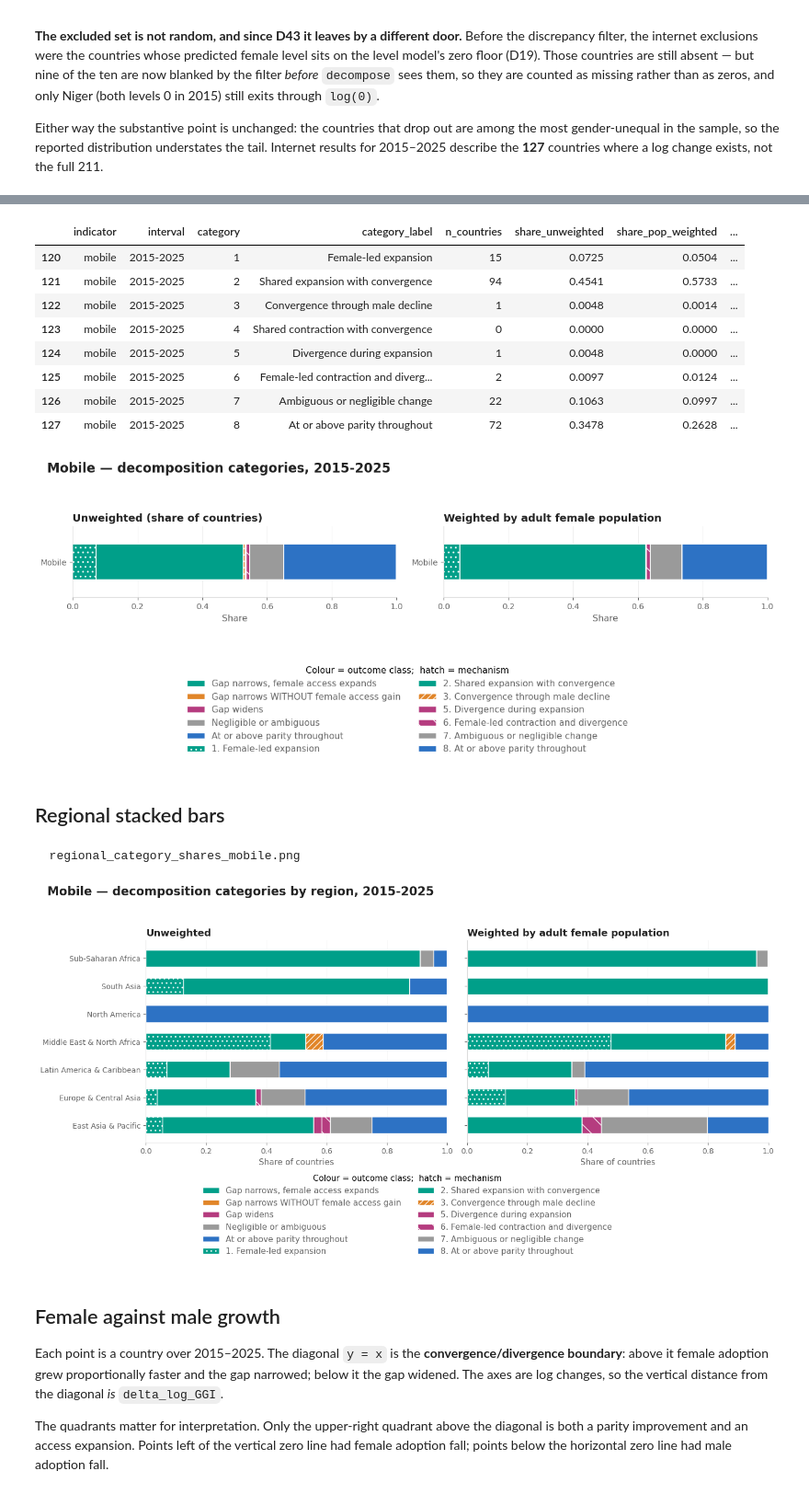
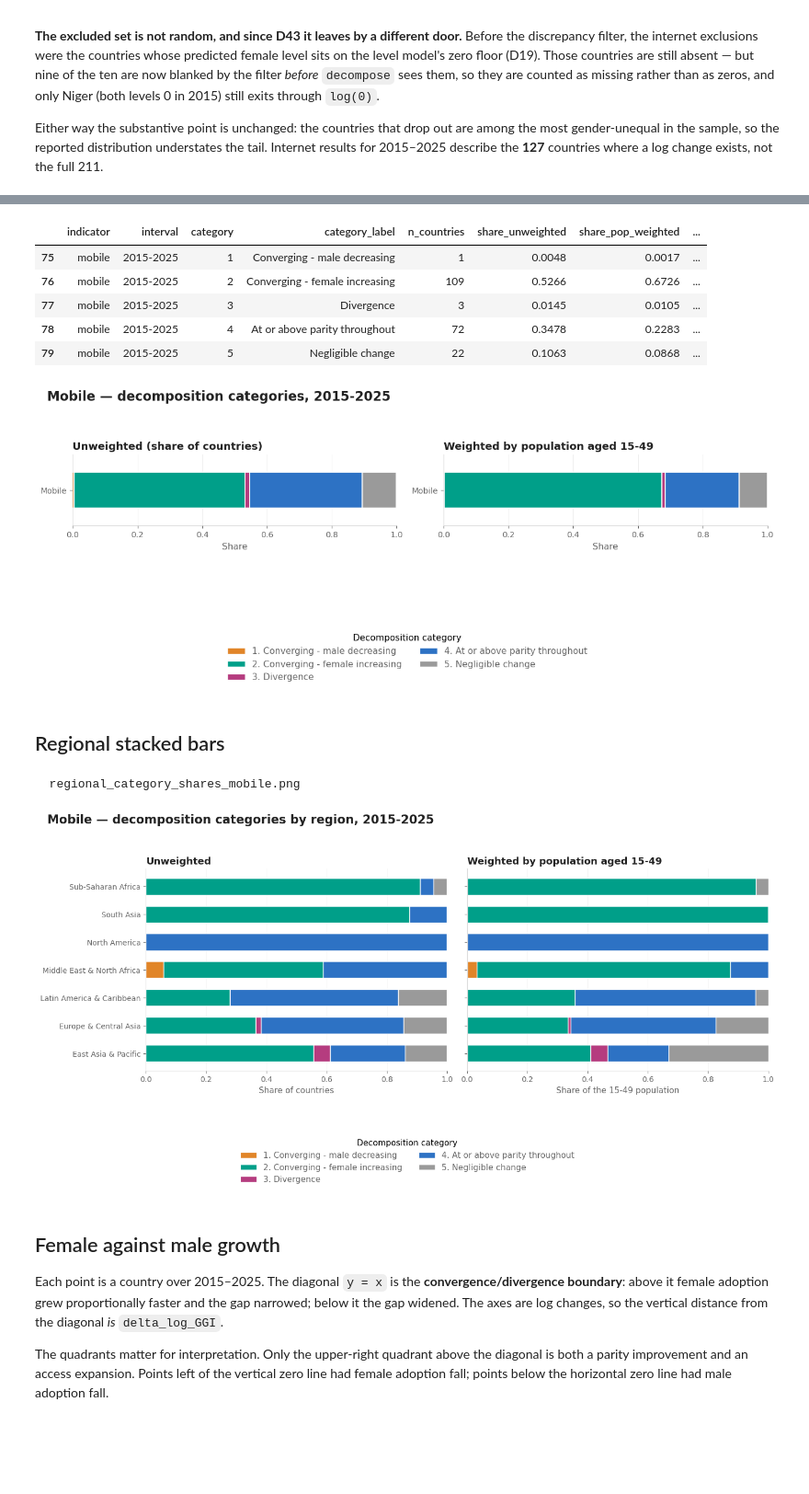
Before and after one commit to vallerrr/dgg_national, a Jupyter notebook: src/analysis_notebooks/06_coherent_ggi_decomposition.ipynb, the cells around one changed output, grey strips where cells are left out. Shown at 92% size. Drawn from its saved outputs; the diff is of its cells as text; code cells hidden in the pictures; blank space fills up the shorter version.

```diff
--- a/src/analysis_notebooks/06_coherent_ggi_decomposition.ipynb
+++ b/src/analysis_notebooks/06_coherent_ggi_decomposition.ipynb
@@ -302,7 +296,7 @@ for ax, weighting in zip(axes, ['share_unweighted', 'share_pop_weighted']):
     ax.set_xlim(0, 1)
     ax.set_ylim(-0.5, 0.5)
     title = 'Unweighted (share of countries)' if weighting == 'share_unweighted' \
-        else 'Weighted by adult female population'
+        else 'Weighted by population aged 15-49'
     tidy(ax, title=title, xlabel='Share')
     ax.grid(axis='y', visible=False)
     ax.grid(axis='x', color=GRID, linewidth=0.5, alpha=0.6)
@@ -310,7 +304,7 @@ for ax, weighting in zip(axes, ['share_unweighted', 'share_pop_weighted']):
 present = block.loc[block['n_countries'] > 0, 'category']
 fig.legend(handles=legend_handles(present), loc='lower center', ncol=2, frameon=False,
            fontsize=STYLE['tick_fs'], labelcolor=MUTED, bbox_to_anchor=(0.5, -0.75),
-           title='Colour = outcome class;  hatch = mechanism', title_fontsize=STYLE['tick_fs'])
+           title='Decomposition category', title_fontsize=STYLE['tick_fs'])
 fig.suptitle(f'{INDICATOR.capitalize()} — decomposition categories, {PRIMARY}',
              fontsize=STYLE['title_fs'], color=INK, fontweight='bold', x=0.02, ha='left')
 fig.tight_layout(rect=[0, 0, 1, 0.86])
@@ -318,50 +312,49 @@ fig.savefig(FIGDIR / f'global_category_shares_{INDICATOR}.png', dpi=STYLE['dpi']
 block.round(4)
 # %% [output]
 |  | indicator | interval | category | category_label | n_countries | share_unweighted | share_pop_weighted | ... |
-| 120 | mobile | 2015-2025 | 1 | Female-led expansion | 15 | 0.0725 | 0.0504 | ... |
-| 121 | mobile | 2015-2025 | 2 | Shared expansion with convergence | 94 | 0.4541 | 0.5733 | ... |
-| 122 | mobile | 2015-2025 | 3 | Convergence through male decline | 1 | 0.0048 | 0.0014 | ... |
-| 123 | mobile | 2015-2025 | 4 | Shared contraction with convergence | 0 | 0.0000 | 0.0000 | ... |
-| 124 | mobile | 2015-2025 | 5 | Divergence during expansion | 1 | 0.0048 | 0.0000 | ... |
-| 125 | mobile | 2015-2025 | 6 | Female-led contraction and diverg... | 2 | 0.0097 | 0.0124 | ... |
-| 126 | mobile | 2015-2025 | 7 | Ambiguous or negligible change | 22 | 0.1063 | 0.0997 | ... |
-| 127 | mobile | 2015-2025 | 8 | At or above parity throughout | 72 | 0.3478 | 0.2628 | ... |
+| 75 | mobile | 2015-2025 | 1 | Converging - male decreasing | 1 | 0.0048 | 0.0017 | ... |
+| 76 | mobile | 2015-2025 | 2 | Converging - female increasing | 109 | 0.5266 | 0.6726 | ... |
+| 77 | mobile | 2015-2025 | 3 | Divergence | 3 | 0.0145 | 0.0105 | ... |
+| 78 | mobile | 2015-2025 | 4 | At or above parity throughout | 72 | 0.3478 | 0.2283 | ... |
+| 79 | mobile | 2015-2025 | 5 | Negligible change | 22 | 0.1063 | 0.0868 | ... |
-[figure, old version]
+[figure, new version]
 # %% [markdown]
 ## Regional stacked bars
 # %%
 block = at(cat_region)
 regions = sorted(block['region'].dropna().unique())
 
 fig, axes = plt.subplots(1, 2, figsize=(14, 5.5), sharey=True)
 for ax, weighting in zip(axes, ['share_unweighted', 'share_pop_weighted']):
     left = dict.fromkeys(regions, 0.0)
     for _, row in block.sort_values(['region', 'category']).iterrows():
         region = row['region']
         ax.barh(regions.index(region), row[weighting], left=left[region], height=0.6,
                 edgecolor='white', linewidth=1.0, **cat_style(row['category']))
         left[region] += row[weighting]
     ax.set_yticks(range(len(regions)))
     ax.set_yticklabels(regions)
     ax.set_xlim(0, 1)
-    title = 'Unweighted' if weighting == 'share_unweighted' else 'Weighted by adult female population'
-    tidy(ax, title=title, xlabel='Share of countries')
+    unweighted = weighting == 'share_unweighted'
+    title = 'Unweighted' if unweighted else 'Weighted by population aged 15-49'
+    tidy(ax, title=title,
+         xlabel='Share of countries' if unweighted else 'Share of the 15-49 population')
     ax.grid(axis='y', visible=False)
     ax.grid(axis='x', color=GRID, linewidth=0.5, alpha=0.6)
 
 present = block.loc[block['n_countries'] > 0, 'category']
 fig.legend(handles=legend_handles(present), loc='lower center', ncol=2, frameon=False,
            fontsize=STYLE['tick_fs'], labelcolor=MUTED, bbox_to_anchor=(0.5, -0.30),
-           title='Colour = outcome class;  hatch = mechanism', title_fontsize=STYLE['tick_fs'])
+           title='Decomposition category', title_fontsize=STYLE['tick_fs'])
 fig.suptitle(f'{INDICATOR.capitalize()} — decomposition categories by region, {PRIMARY}',
              fontsize=STYLE['title_fs'], color=INK, fontweight='bold', x=0.02, ha='left')
 fig.tight_layout(rect=[0, 0, 1, 0.93])
 fig.savefig(FIGDIR / f'regional_category_shares_{INDICATOR}.png',
             dpi=STYLE['dpi'], bbox_inches='tight')
 print(f'  regional_category_shares_{INDICATOR}.png')
 # %% [output]
   regional_category_shares_mobile.png
-[figure, old version]
+[figure, new version]
 # %% [markdown]
 ## Female against male growth
 
```
Also changed, not shown: parts of 12 cells of this notebook, 8 other files.
